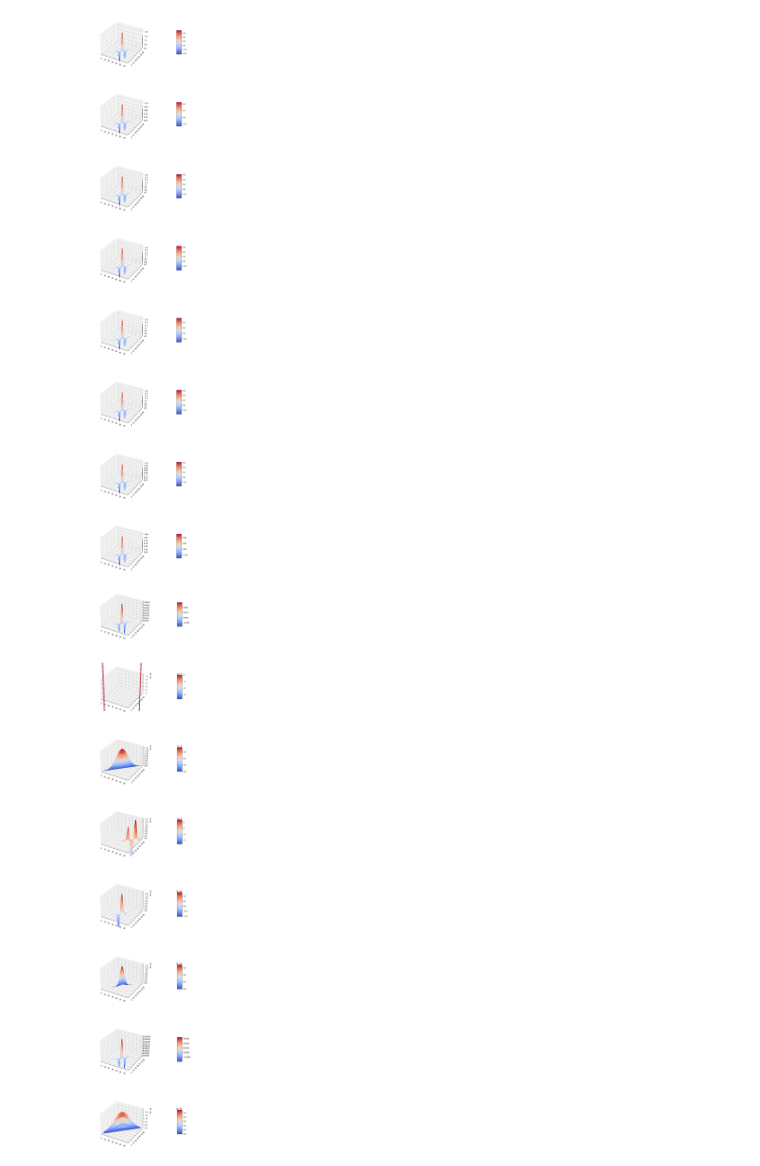
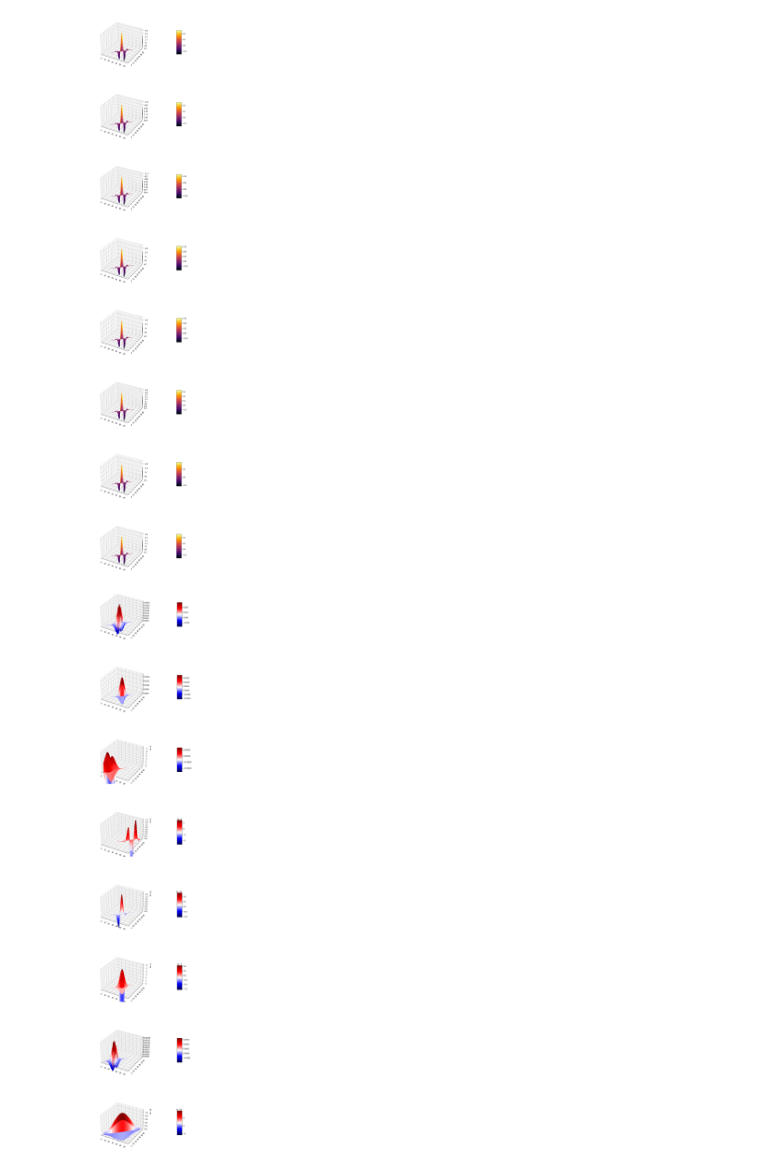
Before and after one commit to ktagen-sudo/Gabor3D, a Jupyter notebook: Notebooks/Visualize_Gabor_3D.ipynb, the cells around one changed output. Cells and saved outputs as stored; diff of their text form; code cells hidden in the pictures.

Commit message:
Update on visualizing the Gabor

```diff
--- a/Notebooks/Visualize_Gabor_3D.ipynb
+++ b/Notebooks/Visualize_Gabor_3D.ipynb
@@ -12,9 +12,14 @@ def rotation(theta) :
 
     #Rotation matrix settings chosen according to this paper:
     #--> "Extraction and Tracking of MRI Tagging Sheets Using a 3D Gabor Filter Bank"
-    R_xy = np.array([[1,         0,                  0                   ],
+    R_x = np.array([[1,         0,                  0                   ],
                     [0,         np.cos(theta[0]), -np.sin(theta[0]) ],
                     [0,         np.sin(theta[0]), np.cos(theta[0])  ]
+                    ])
+
+    R_y = np.array([[np.cos(theta[1]),    0,      np.sin(theta[1])  ],
+                    [0,                     1,      0                   ],
+                    [-np.sin(theta[1]),   0,      np.cos(theta[1])  ]
                     ])
 
     R_z = np.array([[np.cos(theta[2]),    -np.sin(theta[2]),    0],
@@ -23,7 +28,7 @@ def rotation(theta) :
                     ])
 
 
-    R = np.dot(R_z, R_xy )
+    R = np.dot(R_z, np.dot( R_y, R_x ))
 
     return R
 
@@ -74,7 +79,7 @@ while True:
     Y = X
 
     # Plot the surface.
-    surf = ax.plot_surface(X, Y, kern[slice_], cmap=cm.coolwarm,
+    surf = ax.plot_surface(X, Y, kern[slice_], cmap=cm.inferno,
                            linewidth=0, antialiased=False)
 
     # Customize the z axis.
@@ -94,7 +99,7 @@ fig.tight_layout()
 plt.subplots_adjust(hspace=0.5)
 plt.show()
 # %% [output]
-[figure, old version]
+[figure, new version]
 # %%
 #Defining Gabor filterbanks:
 def filter_bank_gb3d(sigma=4.0, Lambda=10.0, psi=0.3, gamma=0.3, size=31, plot=False):
@@ -124,32 +129,32 @@ np.random.seed(1)
 while True:
     ax = fig.add_subplot(9, 1, total_plots + 1,
                           projection='3d')
 
     slice_ = np.random.randint(low=2, high=kern.shape[2])
     orientation_ = np.random.randint(low=2, high=kern.shape[2])
     # Data for a three-dimensional line
     X = np.arange(0, len(kern))
     Y = X
 
     # Plot the surface.
-    surf = ax.plot_surface(X, Y, F[orientation_][slice_], cmap=cm.coolwarm,
+    surf = ax.plot_surface(X, Y, F[orientation_][slice_], cmap=cm.seismic,
                            linewidth=0, antialiased=False)
 
     # Customize the z axis.
     ax.set_zlim(0, np.max(F[orientation_][slice_]))
     #ax.zaxis.set_major_locator(LinearLocator(10))
     # A StrMethodFormatter is used automatically
     #ax.zaxis.set_major_formatter('{x:.02f}')
 
     # Add a color bar which maps values to colors.
     fig.colorbar(surf, shrink=0.5, aspect=5)
     total_plots +=1
 
     if total_plots ==8:
         break
 
 fig.tight_layout()
 plt.subplots_adjust(hspace=0.5)
 plt.show()
 # %% [output]
-[figure, old version]
+[figure, new version]
```
